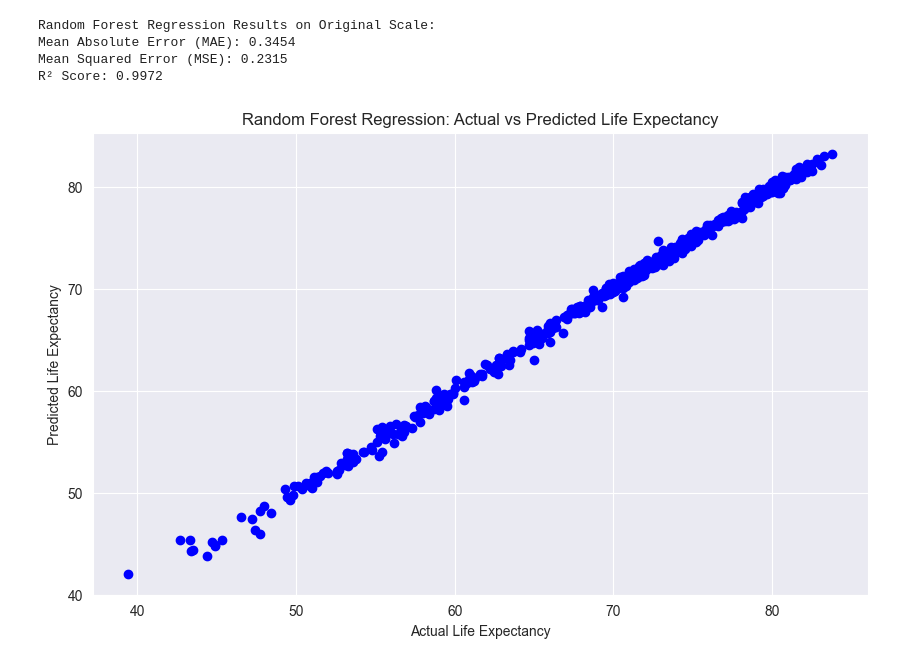
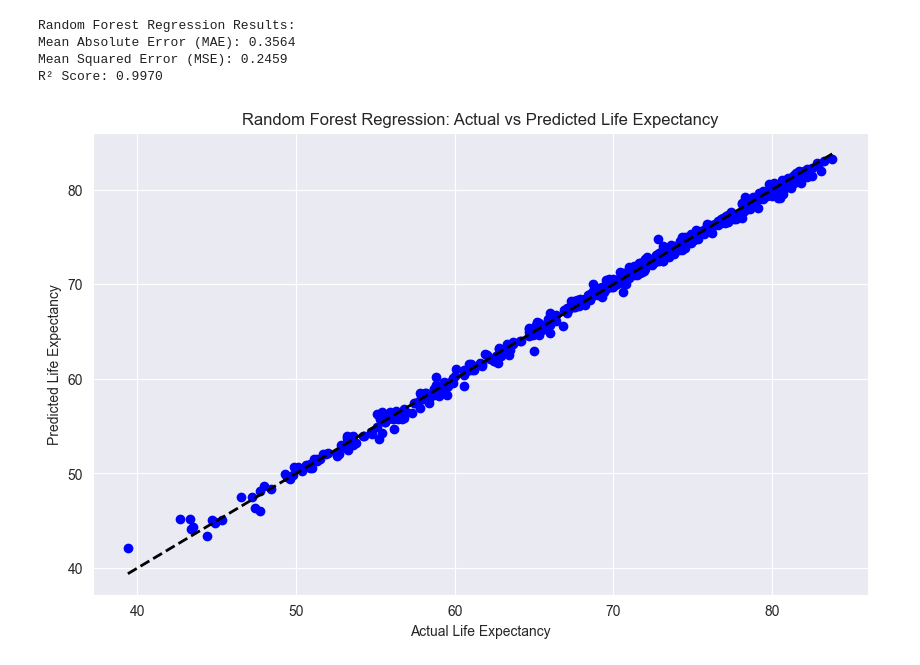
Before and after one commit to malinhauglandh/life-expectancy-prediction, a Jupyter notebook: models/random_forest.ipynb, the cells around one changed output. Drawn from its saved outputs; the diff is of its cells as text; code cells hidden in the pictures.

```diff
--- a/models/random_forest.ipynb
+++ b/models/random_forest.ipynb
@@ -13,15 +13,16 @@ from scipy.special import inv_boxcox
 df = pd.read_csv('../data/data.csv')
 
 # Label encoding for 'Country' due to high dimensionality
-label_encoder = LabelEncoder()
-df['Country'] = label_encoder.fit_transform(df['Country'])
+#label_encoder = LabelEncoder()
+#df['Country'] = label_encoder.fit_transform(df['Country'])
 
 # One-hot encoding for 'Region' due to low dimensionality
-df_encoded = pd.get_dummies(df, columns=['Region'], drop_first=True)
+#df_encoded = pd.get_dummies(df, columns=['Region'], drop_first=True)
+#df_encoded = df_encoded.astype(int)
 
 # Separate features and target variable
-X = df_encoded.drop(columns='Life_expectancy')
-y = df_encoded['Life_expectancy']
+X = df.drop(columns=['Life_expectancy', 'Country', 'Year', 'Region'])
+y = df['Life_expectancy']
 
 # Apply Box-Cox transformation to the target (Life Expectancy)
 # Box-Cox only accepts positive values, which are satisfied in life expectancy data
@@ -58,21 +59,22 @@ mse_rf_inv = mean_squared_error(y_test_inv, y_pred_rf_inv)
 r2_rf_inv = r2_score(y_test_inv, y_pred_rf_inv)
 
 # Print the recalculated evaluation metrics
-print("Random Forest Regression Results on Original Scale:")
+print("Random Forest Regression Results:")
 print(f"Mean Absolute Error (MAE): {mae_rf_inv:.4f}")
 print(f"Mean Squared Error (MSE): {mse_rf_inv:.4f}")
 print(f"R² Score: {r2_rf_inv:.4f}")
 # %% [output]
-Random Forest Regression Results on Original Scale:
-Mean Absolute Error (MAE): 0.3454
-Mean Squared Error (MSE): 0.2315
-R² Score: 0.9972
+Random Forest Regression Results:
+Mean Absolute Error (MAE): 0.3564
+Mean Squared Error (MSE): 0.2459
+R² Score: 0.9970
 # %%
 plt.figure(figsize=(10, 6))
 plt.scatter(y_test_inv, y_pred_rf_inv, color='blue')
+plt.plot([y_test_inv.min(), y_test_inv.max()], [y_test_inv.min(), y_test_inv.max()], 'k--', lw=2)
 plt.xlabel("Actual Life Expectancy")
 plt.ylabel("Predicted Life Expectancy")
 plt.title("Random Forest Regression: Actual vs Predicted Life Expectancy")
 plt.show()
 # %% [output]
-[figure, old version]
+[figure, new version]
```
